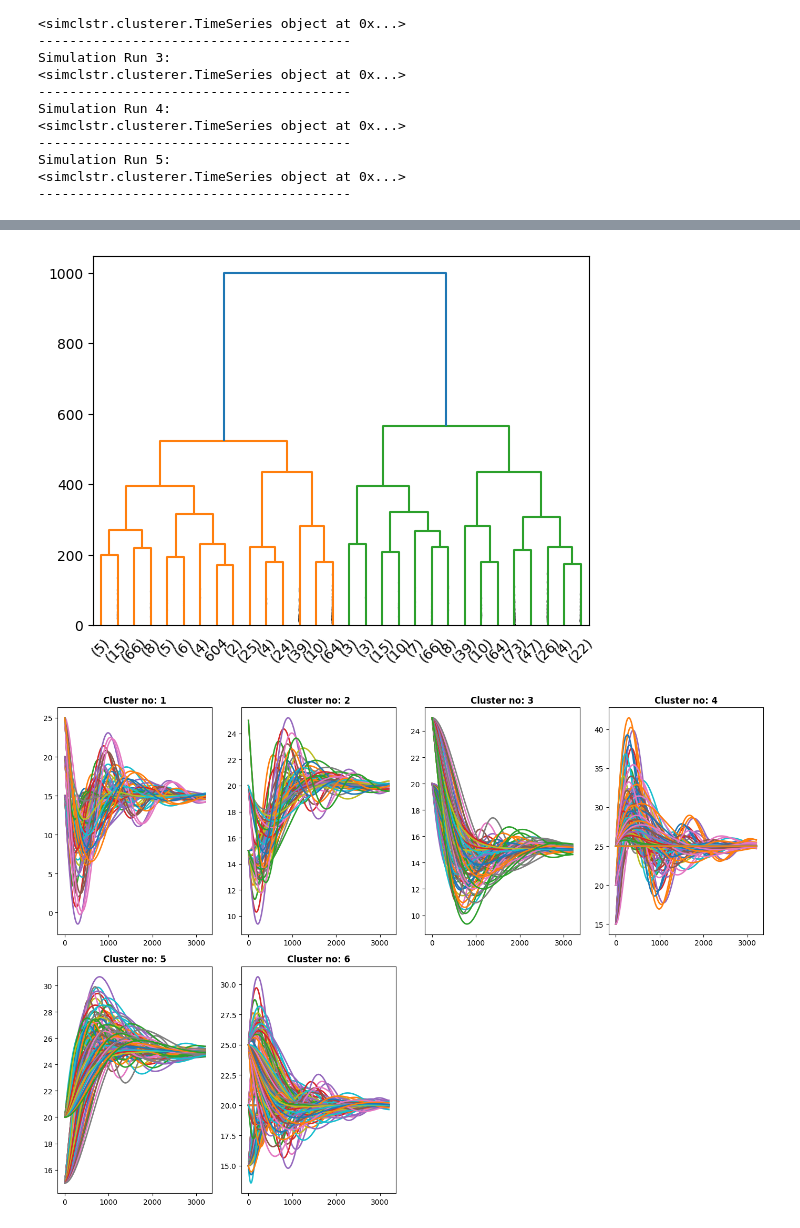
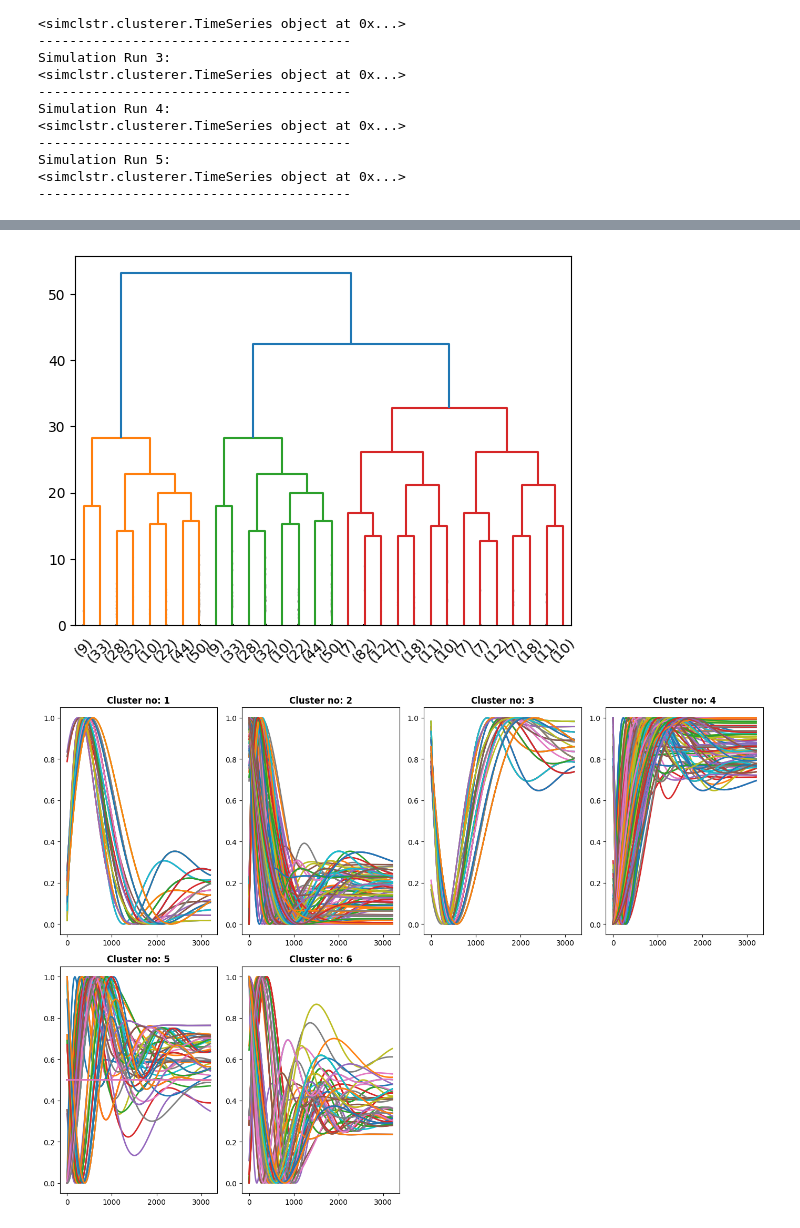
Before and after one commit to Sesdyn/Clusterer, a Jupyter notebook: docs/source/pysd/pysd_notebook.ipynb, the cells around one changed output, grey strips where cells are left out. Drawn from its saved outputs; the diff is of its cells as text; code cells hidden in the pictures.

```diff
--- a/docs/source/pysd/pysd_notebook.ipynb
+++ b/docs/source/pysd/pysd_notebook.ipynb
@@ -60,7 +60,7 @@ plot_clusters(clustering_results[1], 'pattern_dtw')
 # %%
-clustering_results = perform_clustering(simulation_results, distance='euclidean', cMethod='maxclust', cValue = 6, plotDendrogram=True)
+clustering_results = perform_clustering(simulation_results, distance='euclidean', cMethod='maxclust', cValue = 6, plotDendrogram=True, transform='normalize')
 
 plot_clusters(clustering_results[1], 'euclidean')
 # %% [output]
-[figure, old version]
+[figure, new version]
-[figure, old version]
+[figure, new version]
```
Also changed, not shown: parts of 2 cells of this notebook, 44 other files.
